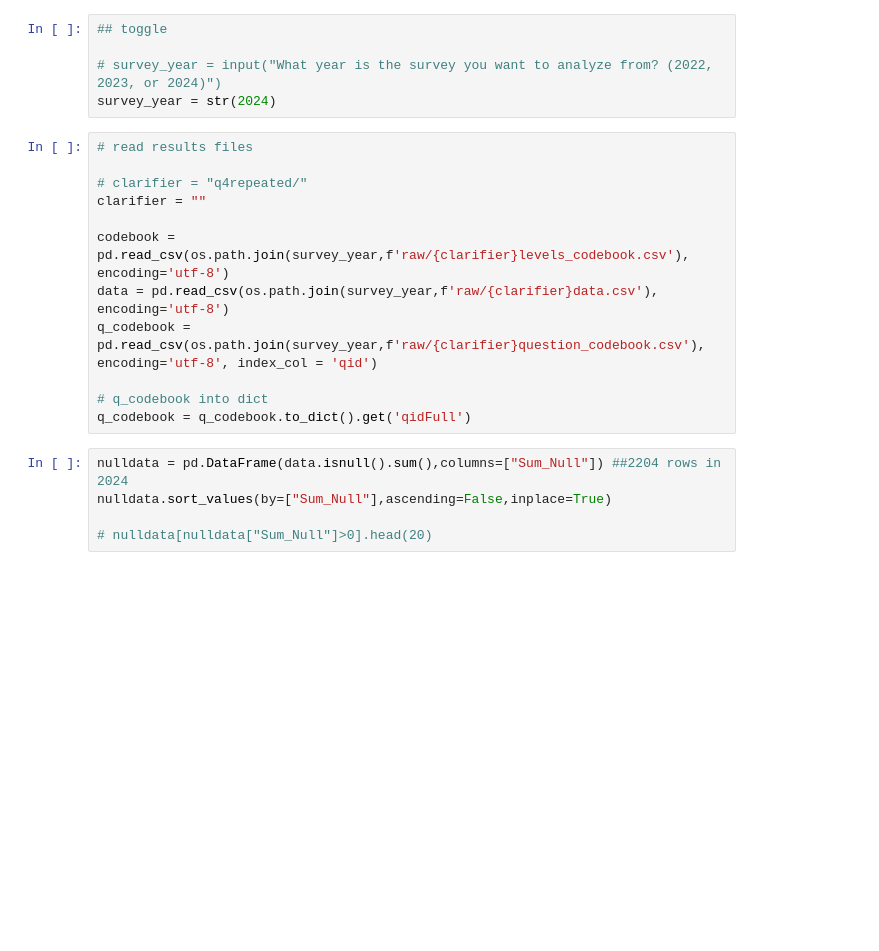
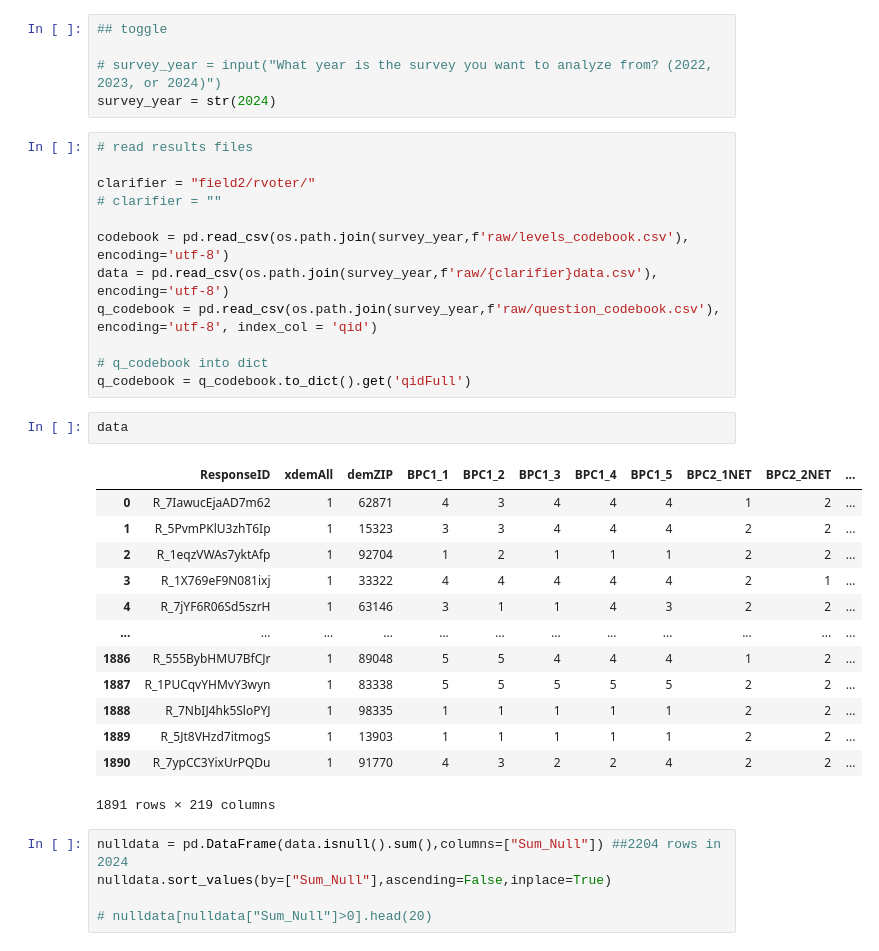
Before and after one commit to Bipartisan-Policy-Center/bpc-election-information-surveys, a Jupyter notebook: analyses.ipynb, the cells around one changed output. Cells and saved outputs as stored; diff of their text form; blank space fills up the shorter version.

```diff
--- a/analyses.ipynb
+++ b/analyses.ipynb
@@ -13,15 +13,31 @@ survey_year = str(2024)
 # %%
 # read results files
 
-# clarifier = "q4repeated/"
-clarifier = ""
+clarifier = "field2/rvoter/"
+# clarifier = ""
 
-codebook = pd.read_csv(os.path.join(survey_year,f'raw/{clarifier}levels_codebook.csv'), encoding='utf-8')
+codebook = pd.read_csv(os.path.join(survey_year,f'raw/levels_codebook.csv'), encoding='utf-8')
 data = pd.read_csv(os.path.join(survey_year,f'raw/{clarifier}data.csv'), encoding='utf-8')
-q_codebook = pd.read_csv(os.path.join(survey_year,f'raw/{clarifier}question_codebook.csv'), encoding='utf-8', index_col = 'qid')
+q_codebook = pd.read_csv(os.path.join(survey_year,f'raw/question_codebook.csv'), encoding='utf-8', index_col = 'qid')
 
 # q_codebook into dict
 q_codebook = q_codebook.to_dict().get('qidFull')
+# %%
+data
+# %% [output]
+|  | ResponseID | xdemAll | demZIP | BPC1_1 | BPC1_2 | BPC1_3 | BPC1_4 | BPC1_5 | BPC2_1NET | BPC2_2NET | ... |
+| 0 | R_7IawucEjaAD7m62 | 1 | 62871 | 4 | 3 | 4 | 4 | 4 | 1 | 2 | ... |
+| 1 | R_5PvmPKlU3zhT6Ip | 1 | 15323 | 3 | 3 | 4 | 4 | 4 | 2 | 2 | ... |
+| 2 | R_1eqzVWAs7yktAfp | 1 | 92704 | 1 | 2 | 1 | 1 | 1 | 2 | 2 | ... |
+| 3 | R_1X769eF9N081ixj | 1 | 33322 | 4 | 4 | 4 | 4 | 4 | 2 | 1 | ... |
+| 4 | R_7jYF6R06Sd5szrH | 1 | 63146 | 3 | 1 | 1 | 4 | 3 | 2 | 2 | ... |
+| ... | ... | ... | ... | ... | ... | ... | ... | ... | ... | ... | ... |
+| 1886 | R_555BybHMU7BfCJr | 1 | 89048 | 5 | 5 | 4 | 4 | 4 | 1 | 2 | ... |
+| 1887 | R_1PUCqvYHMvY3wyn | 1 | 83338 | 5 | 5 | 5 | 5 | 5 | 2 | 2 | ... |
+| 1888 | R_7NbIJ4hk5SloPYJ | 1 | 98335 | 1 | 1 | 1 | 1 | 1 | 2 | 2 | ... |
+| 1889 | R_5Jt8VHzd7itmogS | 1 | 13903 | 1 | 1 | 1 | 1 | 1 | 2 | 2 | ... |
+| 1890 | R_7ypCC3YixUrPQDu | 1 | 91770 | 4 | 3 | 2 | 2 | 4 | 2 | 2 | ... |
+1891 rows × 219 columns
 # %%
 nulldata = pd.DataFrame(data.isnull().sum(),columns=["Sum_Null"]) ##2204 rows in 2024
 nulldata.sort_values(by=["Sum_Null"],ascending=False,inplace=True)
```
Also changed, not shown: parts of 5 cells of this notebook, 38 other files.
